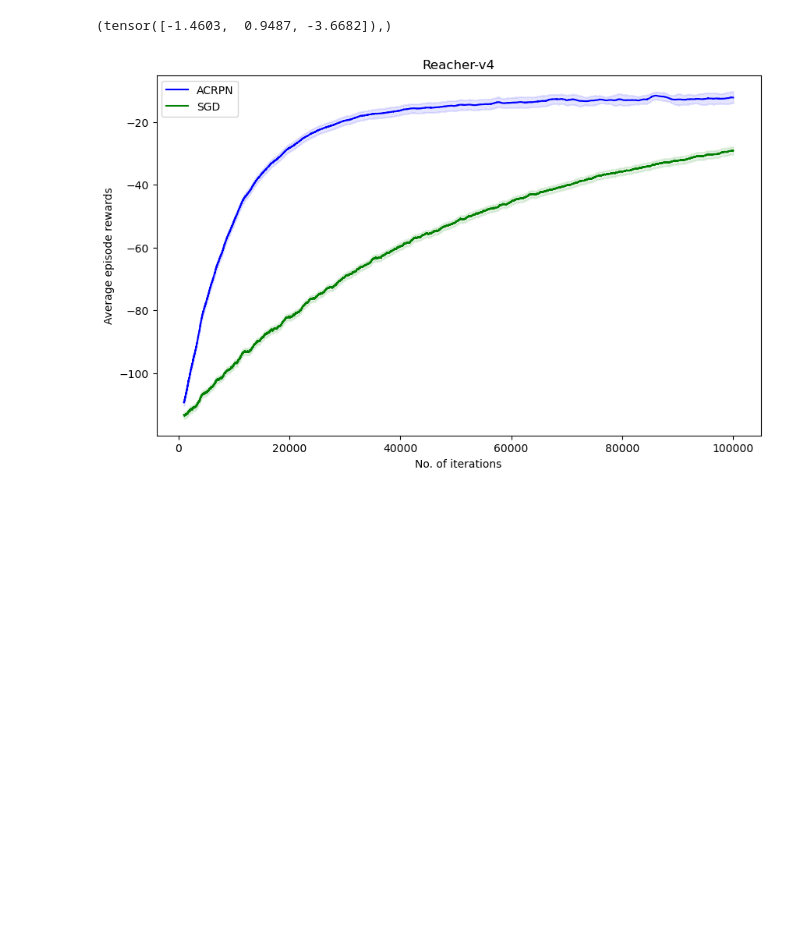
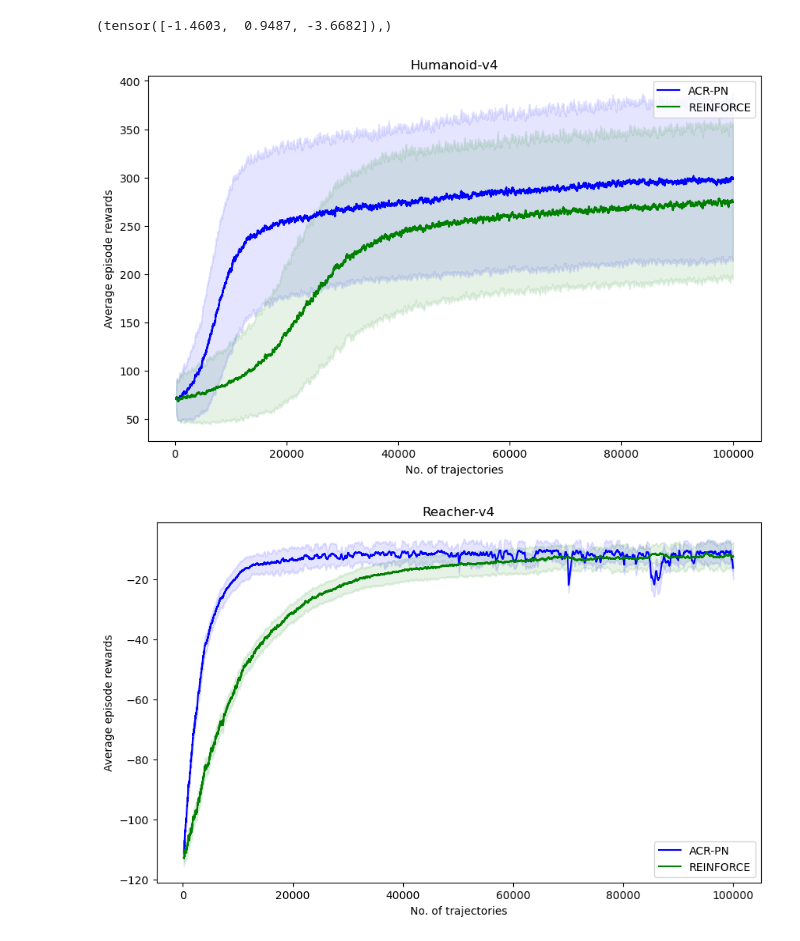
Before and after one commit to mizhaan23/crpn_algo, a Jupyter notebook: aistats_paper/workbook.ipynb, the cells around one changed output. Saved outputs shown, nothing was run; the diff lists cells and outputs as text; code cells hidden in the pictures; blank space fills up the shorter version.

```diff
--- a/aistats_paper/workbook.ipynb
+++ b/aistats_paper/workbook.ipynb
@@ -104,6 +104,7 @@ data = directory_to_dict(DATA_PATH)
 data['data'] = data[DATA_PATH.split('/')[-1]]
 # %%
 ALL_ENVS_DATA = {}
+target_alpha = 10000
 
 for algo in data['data']:
     all_envs_rets = {}
@@ -111,10 +112,11 @@ for algo in data['data']:
     all_envs_runs = {}
 
     for exp, v in data['data'][algo].items():
-        # print(exp.split('__'))
-        env_id, _, _, _ = tuple(exp.split('__'))
-        all_envs_rets[env_id] = all_envs_rets.get(env_id, []) + [v['episodic_returns']]
-        all_envs_rews[env_id] = all_envs_rews.get(env_id, []) + [v['episodic_rewards']]
+#         print(exp.split('__'))
+        env_id, _, _, alpha = tuple(exp.split('__'))
+        if int(alpha) == target_alpha:
+            all_envs_rets[env_id] = all_envs_rets.get(env_id, []) + [v['episodic_returns']]
+            all_envs_rews[env_id] = all_envs_rews.get(env_id, []) + [v['episodic_rewards']]
 
     for env_id in all_envs_rets:
         all_envs_runs[env_id] = {'returns' : all_envs_rets[env_id]}
@@ -149,8 +151,8 @@ def calculate_moving_average_and_variance(time_series, window_size):
 import numpy as np
 import matplotlib.pyplot as plt
 
-GAP = 0.5
-window_size = 100000 // 100
+GAP = 1.282
+window_size = 100000 // 500
 
 plotting_data = {}
 
@@ -178,34 +180,44 @@ for algo, dir_ in ALL_ENVS_DATA.items():
 # plotting_data
 
 color_map = {
     'sgd': 'green',
     'acrpn': 'blue',
     'sgd2': 'red',
+}
+
+label_map = {
+    'sgd': 'REINFORCE',
+    'acrpn': 'ACR-PN',
+    'sgd2': None,
 }
 
 for env_id, algo_data in plotting_data.items():
 
     # Create the plot
     plt.figure(figsize=(10, 6))
 
     for algo, data in algo_data.items():
 
 #         if algo == 'acrpn':
 #             continue
 
         mean_rewards = data['mean_rewards']
         std_rewards = data['std_rewards']
 
         # Plot the first time series
-        plt.plot(np.arange(len(mean_rewards)), mean_rewards, label=algo.upper(), color=color_map[algo])
+        plt.plot(np.arange(len(mean_rewards)), mean_rewards, label=label_map[algo], color=color_map[algo])
 
         # Fill between the two time series
-        plt.fill_between(np.arange(len(mean_rewards)), mean_rewards+GAP*std_rewards, mean_rewards-GAP*std_rewards, alpha=0.1, color=color_map[algo])
+        plt.fill_between(
+            np.arange(len(mean_rewards)), mean_rewards+GAP*std_rewards, mean_rewards-GAP*std_rewards,
+            alpha=0.1, color=color_map[algo]
+        )
 
     # Set labels and title
-    plt.xlabel('No. of iterations')
+    plt.xlabel('No. of trajectories')
     plt.ylabel('Average episode rewards')
     plt.title(env_id)
     plt.legend()
 # %% [output]
-[figure, old version]
+[figure, new version]
+[figure, added]
```
Also changed, not shown: parts of 1 cell of this notebook, 2 other files.
